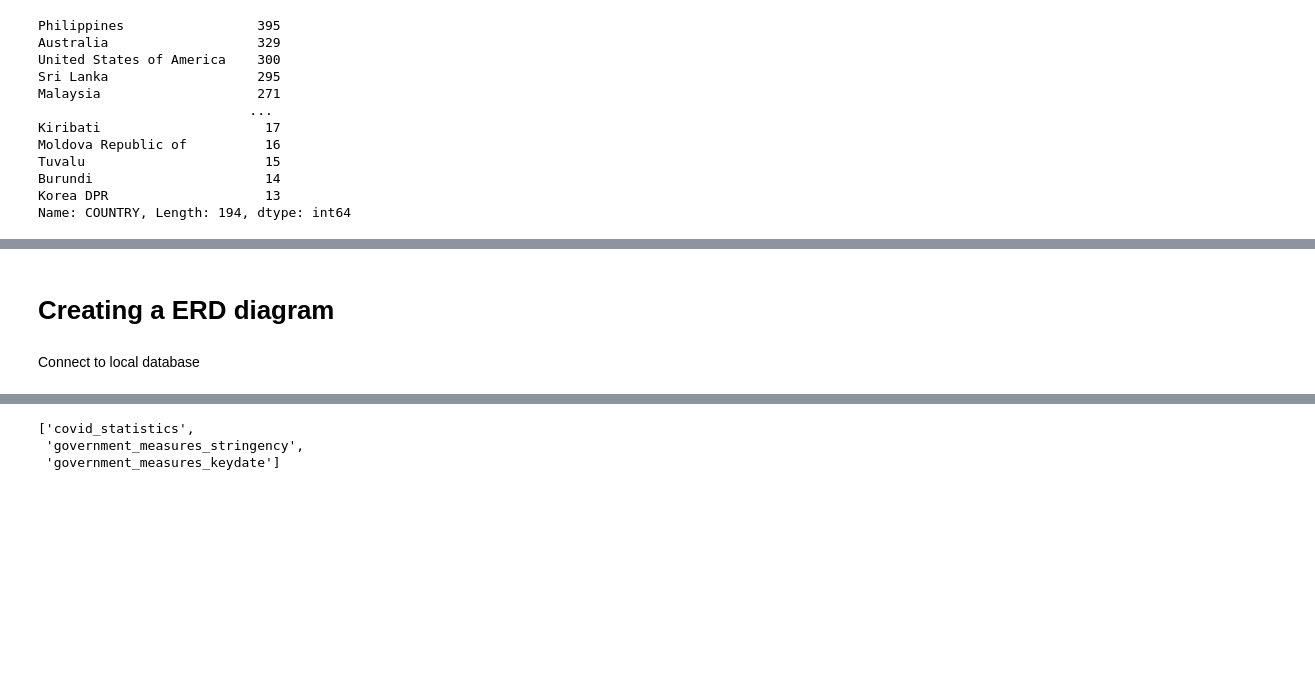
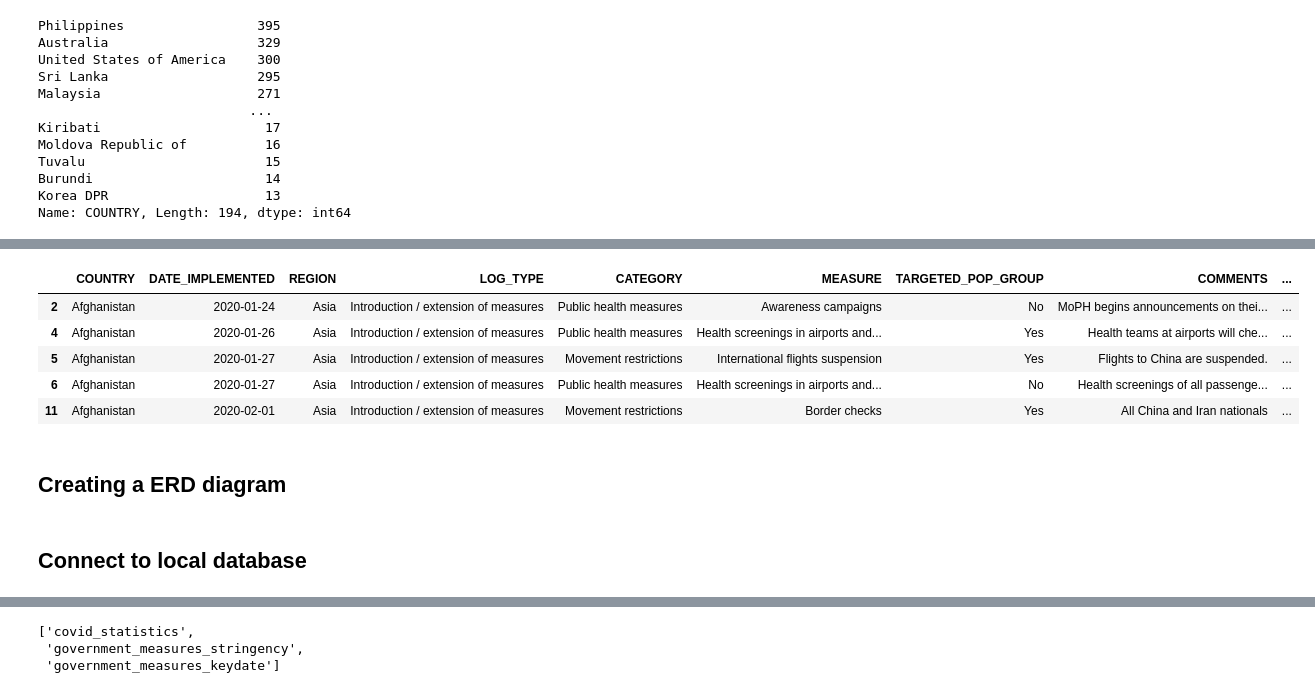
Before and after one commit to darrenlefort/ETL-Project, a Jupyter notebook: ETL PROJECT.ipynb, the cells around one changed output, grey strips where cells are left out. Cells and saved outputs as stored; diff of their text form; code cells hidden in the pictures; blank space fills up the shorter version.

Commit message:
updated df merge codes and SQL export

```diff
--- a/ETL PROJECT.ipynb
+++ b/ETL PROJECT.ipynb
@@ -270,6 +271,7 @@ clean_special_measures_df
 # %%
 # Source 3: changing the date format
 clean_special_measures_df.loc[:,'DATE_IMPLEMENTED']=pd.to_datetime(clean_special_measures_df.loc[:,"DATE_IMPLEMENTED"]).apply(lambda x: x.date())
+clean_special_measures_df['DATE_IMPLEMENTED']=clean_special_measures_df['DATE_IMPLEMENTED'].apply(lambda x: pd.to_datetime(str(x)))
 clean_special_measures_df.head()
 # %% [output]
 A value is trying to be set on a copy of a slice from a DataFrame.
@@ -330,5 +326,17 @@ ValueError: You are trying to merge on object and datetime64[ns] columns. If you
+# %%
+merge1_3=pd.merge(clean_covid_df, clean_special_measures_df, left_on=['Country','Date'],right_on=['COUNTRY','DATE_IMPLEMENTED'], how='left')
+merge1_3=merge1_3.drop(columns=['Country','Date','TotalCases','TotalDeaths','TotalRecovered'])
+merge1_3=merge1_3.dropna()
+merge1_3.head()
+# %% [output]
+|  | COUNTRY | DATE_IMPLEMENTED | REGION | LOG_TYPE | CATEGORY | MEASURE | TARGETED_POP_GROUP | COMMENTS | ... |
+| 2 | Afghanistan | 2020-01-24 | Asia | Introduction / extension of measures | Public health measures | Awareness campaigns | No | MoPH begins announcements on thei... | ... |
+| 4 | Afghanistan | 2020-01-26 | Asia | Introduction / extension of measures | Public health measures | Health screenings in airports and... | Yes | Health teams at airports will che... | ... |
+| 5 | Afghanistan | 2020-01-27 | Asia | Introduction / extension of measures | Movement restrictions | International flights suspension | Yes | Flights to China are suspended. | ... |
+| 6 | Afghanistan | 2020-01-27 | Asia | Introduction / extension of measures | Public health measures | Health screenings in airports and... | No | Health screenings of all passenge... | ... |
+| 11 | Afghanistan | 2020-02-01 | Asia | Introduction / extension of measures | Movement restrictions | Border checks | Yes | All China and Iran nationals | ... |
 # %% [markdown]
-# Creating a ERD diagram
+## __Creating a ERD diagram__
 # %%
 
 # covid_statistics
@@ -373,6 +381,6 @@ ValueError: You are trying to merge on object and datetime64[ns] columns. If you
 # DATE_IMPLEMENTED DATE FK >-< covid_statistics.Date
 # REGION VARCHAR
 # LOG_TYPE VAR
-# %% [markdown]
-Connect to local database
+# %% [markdown]
+## __Connect to local database__
 # %%
```
Also changed, not shown: parts of 13 cells of this notebook, 4 other files.
